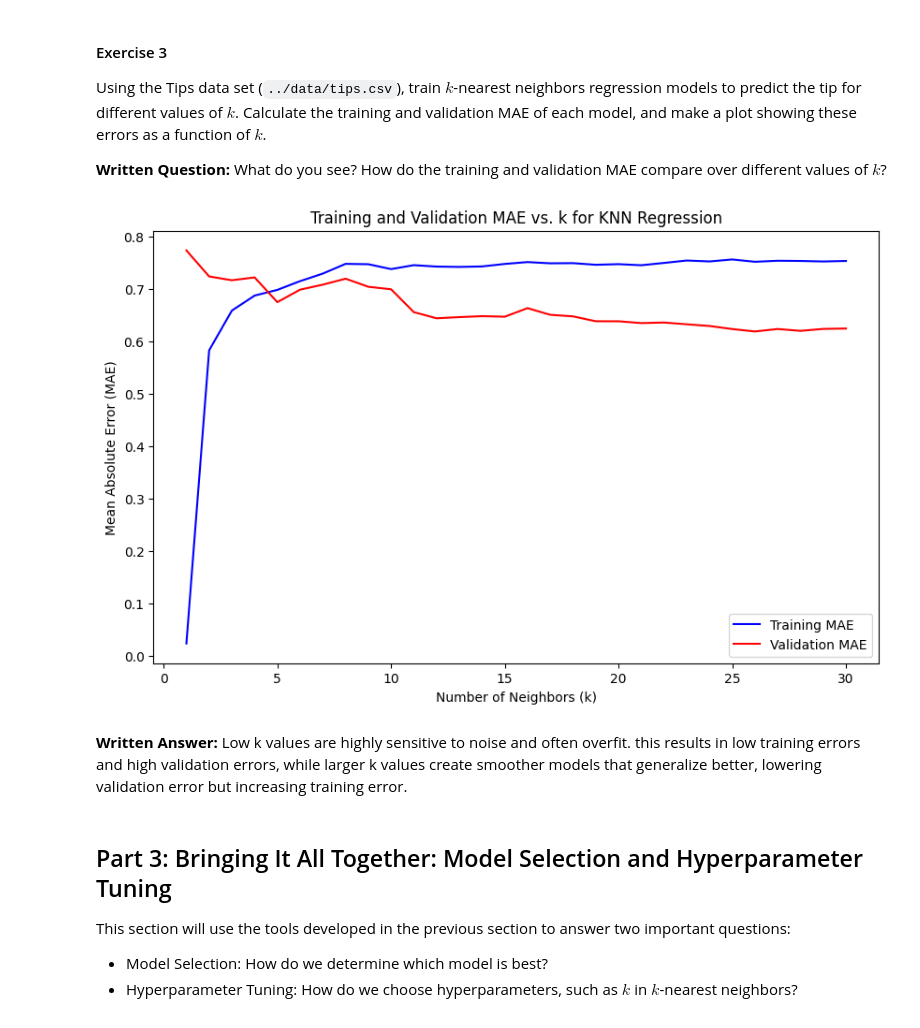
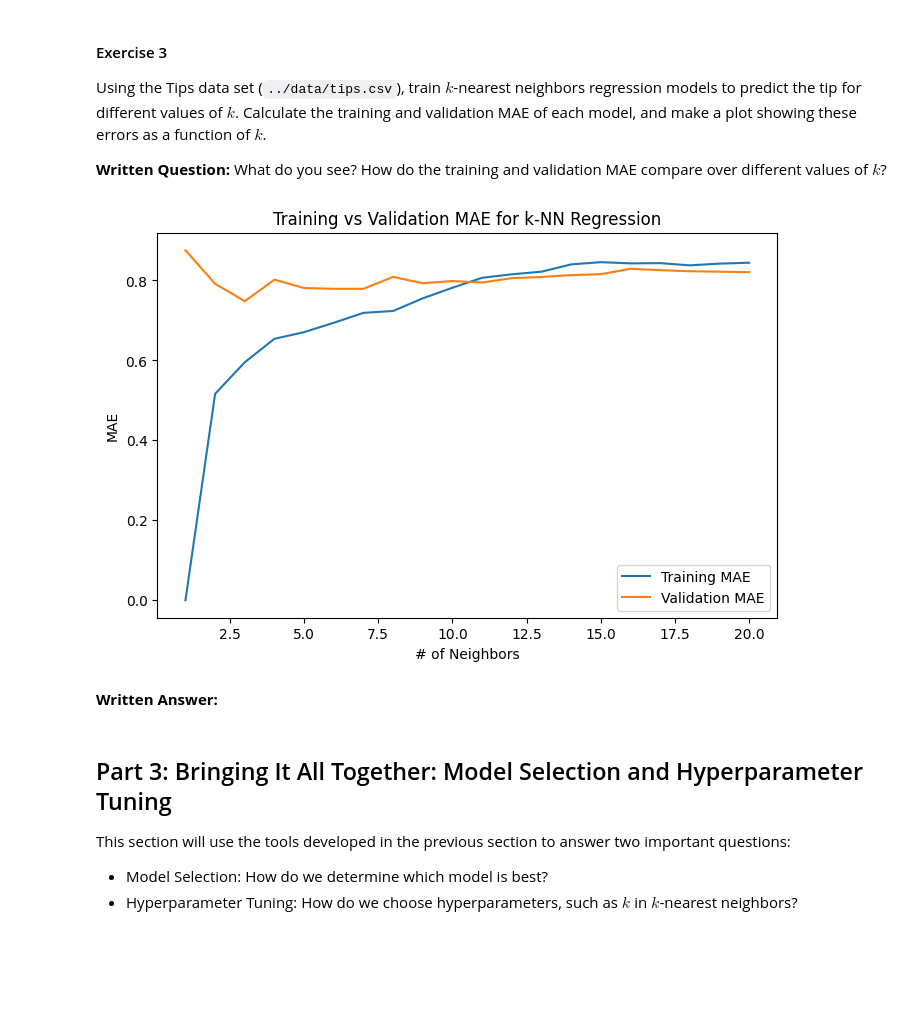
Before and after one commit to Rjjacobs/cmps3160, a Jupyter notebook: _labs/Lab09/Lab09.ipynb, the cells around one changed output. Saved outputs shown, nothing was run; the diff lists cells and outputs as text; code cells hidden in the pictures; blank space fills up the shorter version.

```diff
--- a/_labs/Lab09/Lab09.ipynb
+++ b/_labs/Lab09/Lab09.ipynb
@@ -442,51 +486,62 @@ Using the Tips data set (`../data/tips.csv`), train $k$-nearest neighbors regres
 # %%
 import numpy as np
 import pandas as pd
 import matplotlib.pyplot as plt
 from sklearn.model_selection import train_test_split
+from sklearn.feature_extraction import DictVectorizer
+from sklearn.preprocessing import StandardScaler
 from sklearn.neighbors import KNeighborsRegressor
 from sklearn.metrics import mean_absolute_error
-from sklearn.preprocessing import StandardScaler
-from sklearn.model_selection import cross_val_score
 
 tips = pd.read_csv("../data/tips.csv")
 
-X = tips[['total_bill', 'size']]
-y = tips['tip']
+features = ["total_bill", "size", "sex", "smoker", "day", "time"]
+target = "tip"
+
+train, val = train_test_split(tips, test_size=0.2, random_state=42)
+
+X_train_dict = train[features].to_dict(orient="records")
+X_val_dict = val[features].to_dict(orient="records")
+
+y_train = train[target].values
+y_val = val[target].values
+
+vec = DictVectorizer(sparse=False)
+vec.fit(X_train_dict)
+X_train = vec.transform(X_train_dict)
+X_val = vec.transform(X_val_dict)
 
 scaler = StandardScaler()
-X_scaled = scaler.fit_transform(X)
+scaler.fit(X_train)
+X_train_sc = scaler.transform(X_train)
+X_val_sc = scaler.transform(X_val)
 
-k_values = range(1, 31)
-training_errors = []
-validation_errors = []
-
-X_train, X_val, y_train, y_val = train_test_split(X_scaled, y, test_size=0.2, random_state=42)
+k_values = range(1, 21)
+train_mae = []
+val_mae = []
 
 for k in k_values:
-    knn = KNeighborsRegressor(n_neighbors=k)
-    knn.fit(X_train, y_train)
+    model = KNeighborsRegressor(n_neighbors=k)
+    model.fit(X_train_sc, y_train)
 
-    y_train_pred = knn.predict(X_train)
-    train_mae = mean_absolute_error(y_train, y_train_pred)
-    training_errors.append(train_mae)
+    y_train_pred = model.predict(X_train_sc)
+    y_val_pred = model.predict(X_val_sc)
 
-    y_val_pred = knn.predict(X_val)
-    val_mae = mean_absolute_error(y_val, y_val_pred)
-    validation_errors.append(val_mae)
+    train_mae.append(mean_absolute_error(y_train, y_train_pred))
+    val_mae.append(mean_absolute_error(y_val, y_val_pred))
 
-plt.figure(figsize=(10, 6))
-plt.plot(k_values, training_errors, label='Training MAE', color='blue')
-plt.plot(k_values, validation_errors, label='Validation MAE', color='red')
-plt.xlabel('Number of Neighbors (k)')
-plt.ylabel('Mean Absolute Error (MAE)')
-plt.title('Training and Validation MAE vs. k for KNN Regression')
+plt.figure(figsize=(8, 5))
+plt.plot(k_values, train_mae, label="Training MAE")
+plt.plot(k_values, val_mae, label="Validation MAE")
+plt.xlabel("# of Neighbors")
+plt.ylabel("MAE")
+plt.title("Training vs Validation MAE for k-NN Regression")
 plt.legend()
 plt.show()
 # %% [output]
-[figure, old version]
+[figure, new version]
-# %% [markdown]
-**Written Answer:** Low k values are highly sensitive to noise and often overfit. this results in low training errors and high validation errors, while larger k values create smoother models that generalize better, lowering validation error but increasing training error.
+# %% [markdown]
+**Written Answer:**
 # %% [markdown]
 ## Part 3: Bringing It All Together: Model Selection and Hyperparameter Tuning
 
```
Also changed, not shown: parts of 17 cells of this notebook.
